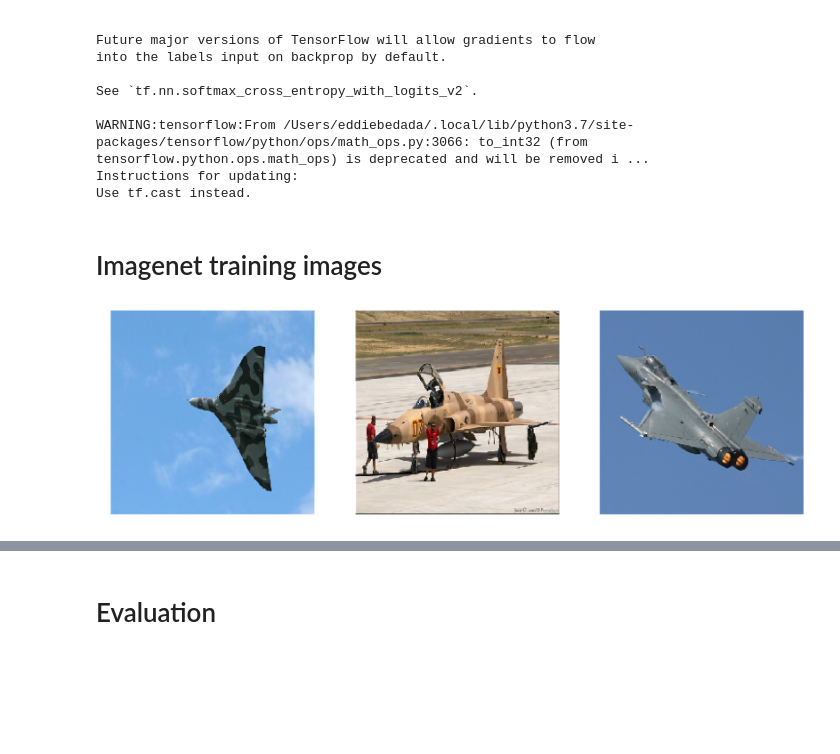
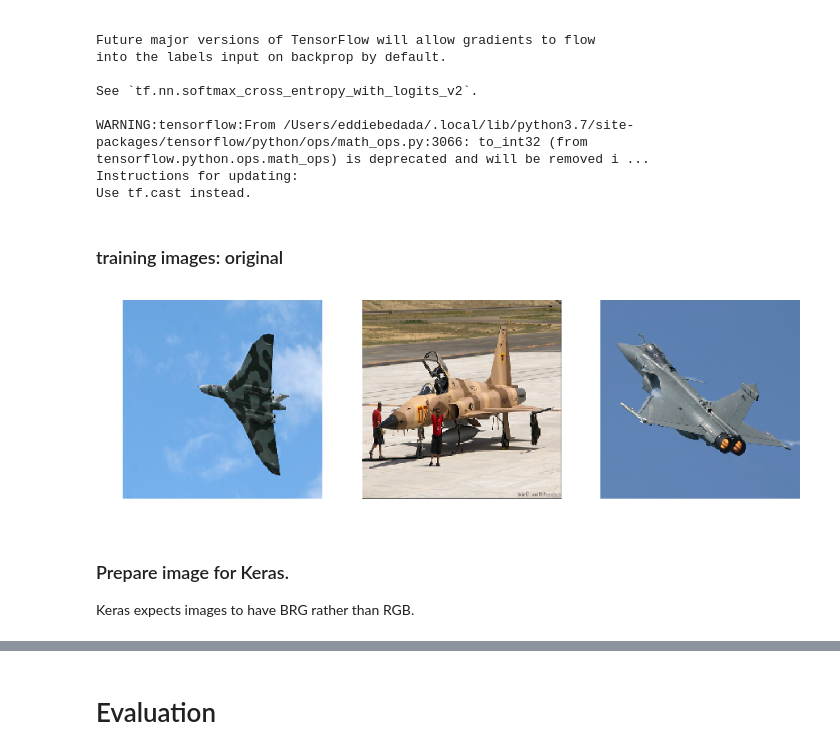
Before and after one commit to adbedada/adversarial_attack, a Jupyter notebook: notebooks/adversarial_patch_using_art.ipynb, the cells around one changed output, grey strips where cells are left out. Saved outputs shown, nothing was run; the diff lists cells and outputs as text; code cells hidden in the pictures; blank space fills up the shorter version.

```diff
--- a/notebooks/adversarial_patch_using_art.ipynb
+++ b/notebooks/adversarial_patch_using_art.ipynb
@@ -3,23 +18,27 @@
 # %%
+
 from __future__ import absolute_import, division, print_function, unicode_literals
 
-# Install Imagenet stubs to have some image examples
-# import sys
-# !{sys.executable} -m pip install git+https://github.com/nottombrown/imagenet_stubs
-
+import os
+import glob
 import random
 import numpy as np
+
+from PIL import Image
 import tensorflow as tf
-sess = tf.InteractiveSession()
 from tensorflow.keras.applications.resnet50 import preprocess_input, decode_predictions
 from tensorflow.keras.preprocessing import image
 from matplotlib import pyplot as plt
-plt.rcParams['figure.figsize'] = [8, 8]
+
 import imagenet_stubs
 from imagenet_stubs.imagenet_2012_labels import name_to_label
 import warnings
-warnings.filterwarnings('ignore')
 
 from art.classifiers.tensorflow import TFClassifier
 from art.attacks import AdversarialPatch
+
+
+%matplotlib inline
+warnings.filterwarnings('ignore')
+plt.rcParams['figure.figsize'] = [6, 6] # plot size
 # %% [markdown]
@@ -60,30 +85,37 @@ WARNING:tensorflow:From /Users/eddiebedada/.local/lib/python3.7/site-packages/te
 Instructions for updating:
 Use tf.cast instead.
 # %% [markdown]
-# Imagenet training images
+### training images: original
 # %%
-import os
-import glob
+
+#data_dir ="./images/"
 data_dir ="./data/"
+
 images_stack = []
+
 for file in glob.glob(data_dir+"*.jpg"):
     images = image.load_img(file, target_size=(224,224))
     numpy_image = image.img_to_array(images)
     original_img_batch = np.expand_dims(numpy_image, axis=0)
     images_stack.append(original_img_batch)
 
-concated_image = np.concatenate(images_stack)
+concated_images = np.concatenate(images_stack)
 # %%
-w=15
-h=15
 fig=plt.figure(figsize=(28, 28))
+w =15
+h = 15
 columns = 3
 rows = 1
 for i in range(1, columns*rows +1):
     img = np.random.randint(10, size=(h,w))
     fig.add_subplot(rows, columns, i)
-    plt.imshow(np.uint8(concated_image[i-1]))
+    plt.imshow(np.uint8(concated_images[i-1]))
     plt.axis('off')
+
 plt.show()
 # %% [output]
-[figure, old version]
+[figure, new version]
+# %% [markdown]
+### Prepare image for Keras.
+
+Keras expects images to have BRG rather than RGB.
```
Also changed, not shown: parts of 23 cells of this notebook, 1 other file.
